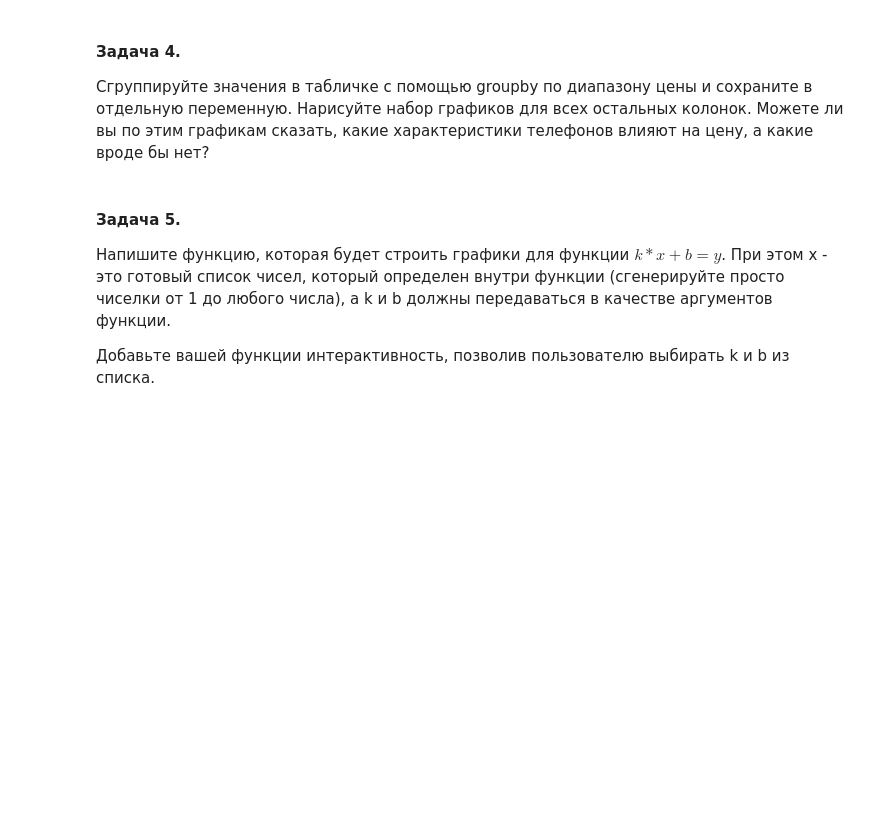
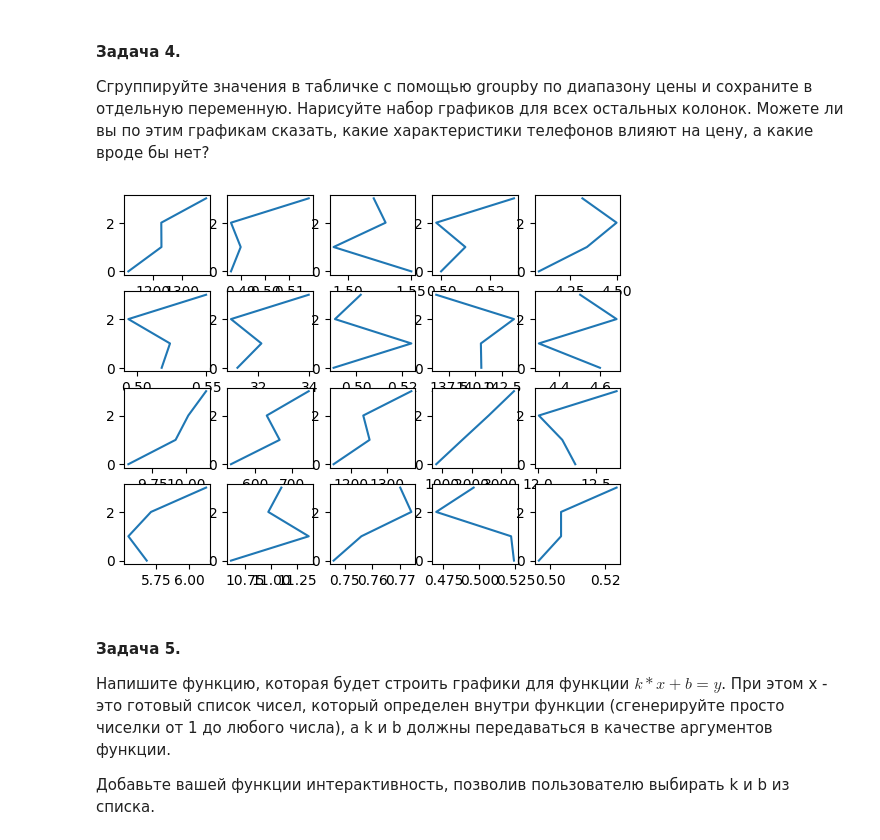
Before and after one commit to wallflower-k/bac22-26, a Jupyter notebook: term06/BASE/05-Matplotlib/sem05.ipynb, the cells around one changed output. Cells and saved outputs as stored; diff of their text form; code cells hidden in the pictures; blank space fills up the shorter version.

```diff
--- a/term06/BASE/05-Matplotlib/sem05.ipynb
+++ b/term06/BASE/05-Matplotlib/sem05.ipynb
@@ -21,7 +50,15 @@
 
 Сгруппируйте значения в табличке с помощью groupby по диапазону цены и сохраните в отдельную переменную. Нарисуйте набор графиков для всех остальных колонок. Можете ли вы по этим графикам сказать, какие характеристики телефонов влияют на цену, а какие вроде бы нет?
 # %%
-# your code here
+gb = data.groupby('price_range').mean()
+fig, axes = plt.subplots(nrows = 4, ncols = 5)
+
+for columns, ax in zip(gb.columns, axes.flat):
+    ax.plot(gb[columns], gb.index)
+
+plt.show()
+# %% [output]
+[figure, added]
 # %% [markdown]
 #### Задача 5.
 
```
Also changed, not shown: parts of 5 cells of this notebook, 1 other file.
